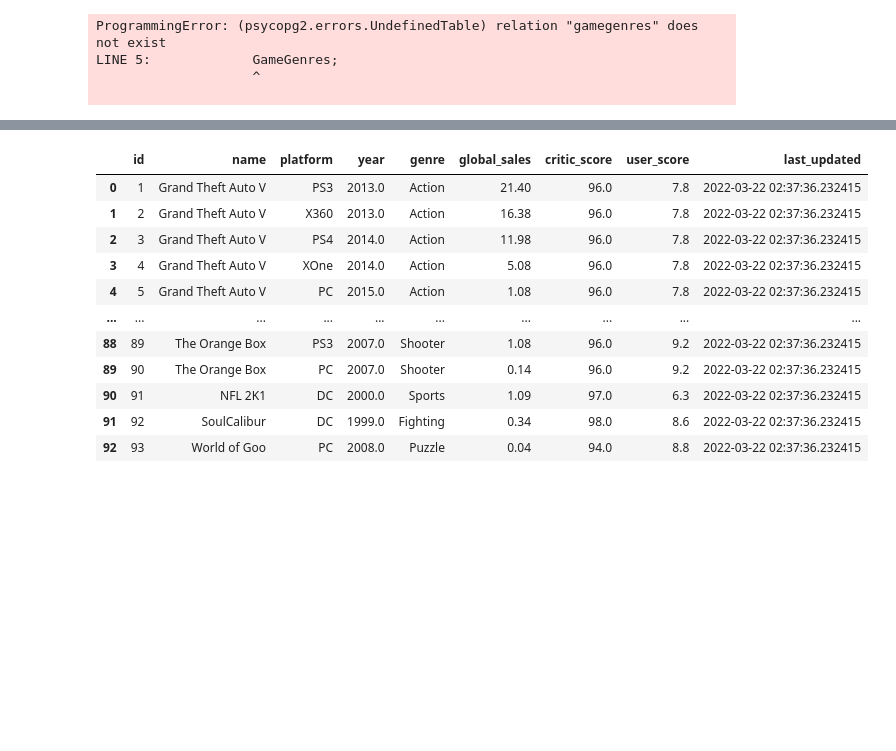
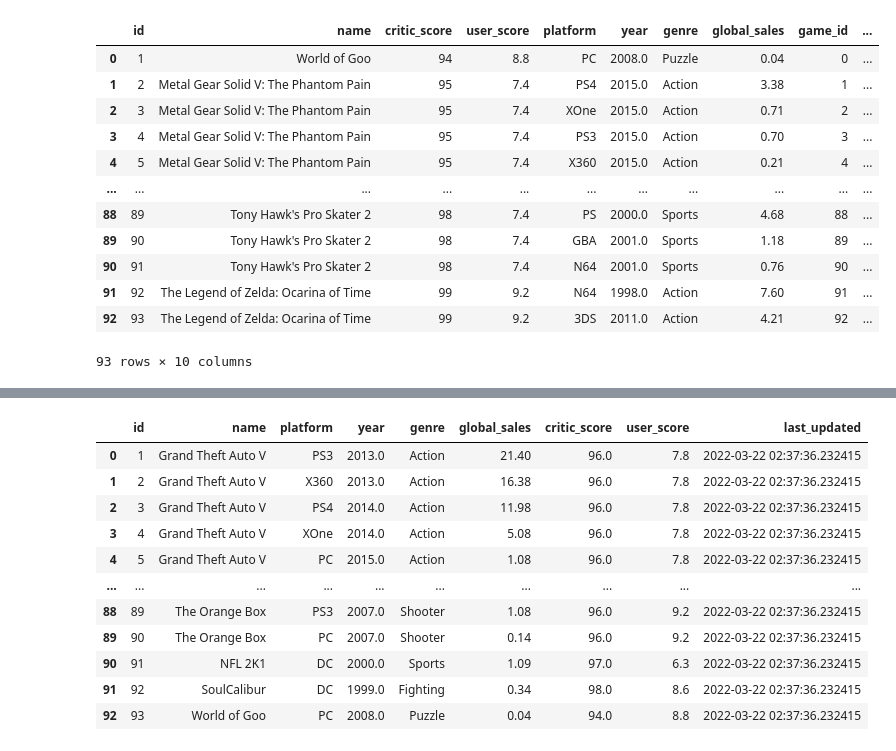
Before and after one commit to ebimoosa/smu_project_2_group_2, a Jupyter notebook: P2/Data_Queries.ipynb, the cells around one changed output, grey strips where cells are left out. Drawn from its saved outputs; the diff is of its cells as text; code cells hidden in the pictures; blank space fills up the shorter version.

```diff
--- a/P2/Data_Queries.ipynb
+++ b/P2/Data_Queries.ipynb
@@ -16,15 +23,24 @@ conn = engine.connect()
 # %%
 query = """
         Select
             *
         From
-            GameGenres;
+            all_games;
         """
 
 df = pd.read_sql(query, conn)
 df
 # %% [output]
+|  | id | name | critic_score | user_score | platform | year | genre | global_sales | game_id | ... |
+| 0 | 1 | World of Goo | 94 | 8.8 | PC | 2008.0 | Puzzle | 0.04 | 0 | ... |
+| 1 | 2 | Metal Gear Solid V: The Phantom Pain | 95 | 7.4 | PS4 | 2015.0 | Action | 3.38 | 1 | ... |
+| 2 | 3 | Metal Gear Solid V: The Phantom Pain | 95 | 7.4 | XOne | 2015.0 | Action | 0.71 | 2 | ... |
+| 3 | 4 | Metal Gear Solid V: The Phantom Pain | 95 | 7.4 | PS3 | 2015.0 | Action | 0.70 | 3 | ... |
+| 4 | 5 | Metal Gear Solid V: The Phantom Pain | 95 | 7.4 | X360 | 2015.0 | Action | 0.21 | 4 | ... |
+| ... | ... | ... | ... | ... | ... | ... | ... | ... | ... | ... |
+| 88 | 89 | Tony Hawk's Pro Skater 2 | 98 | 7.4 | PS | 2000.0 | Sports | 4.68 | 88 | ... |
+| 89 | 90 | Tony Hawk's Pro Skater 2 | 98 | 7.4 | GBA | 2001.0 | Sports | 1.18 | 89 | ... |
+| 90 | 91 | Tony Hawk's Pro Skater 2 | 98 | 7.4 | N64 | 2001.0 | Sports | 0.76 | 90 | ... |
+| 91 | 92 | The Legend of Zelda: Ocarina of Time | 99 | 9.2 | N64 | 1998.0 | Action | 7.60 | 91 | ... |
+| 92 | 93 | The Legend of Zelda: Ocarina of Time | 99 | 9.2 | 3DS | 2011.0 | Action | 4.21 | 92 | ... |
-ProgrammingError: (psycopg2.errors.UndefinedTable) relation "gamegenres" does not exist
-LINE 5:             GameGenres;
-                    ^
-
+93 rows × 10 columns
```
Also changed, not shown: parts of 7 cells of this notebook, 8 other files.
